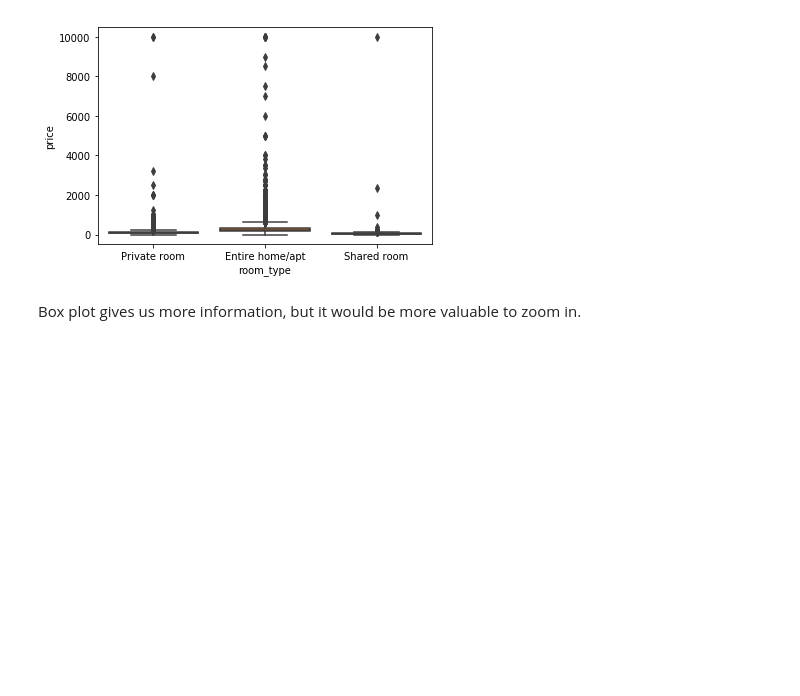
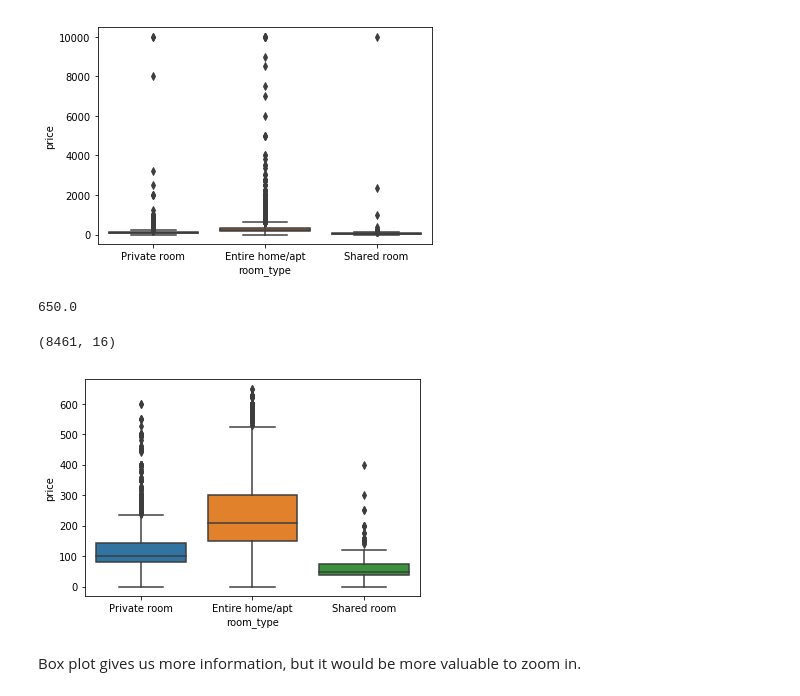
Before and after one commit to akim2034/Thinkful_DS_Bootcamp, a Jupyter notebook: Unit 1/Lesson 3/Lesson 1.3.3 Present same data multiple ways Drill Part 2.ipynb, the cells around one changed output. Saved outputs shown, nothing was run; the diff lists cells and outputs as text; code cells hidden in the pictures; blank space fills up the shorter version.

```diff
--- a/Unit 1/Lesson 3/Lesson 1.3.3 Present same data multiple ways Drill Part 2.ipynb
+++ b/Unit 1/Lesson 3/Lesson 1.3.3 Present same data multiple ways Drill Part 2.ipynb
@@ -46,6 +46,22 @@ Swarm plot allows us to get a better idea of the frequency at the distribution.
 sns.boxplot(x="room_type", y="price", data=df);
 # %% [output]
 [figure]
+# %%
+df_price_95thpercentile = df['price'].quantile([.95])
+
+print(df_price_95thpercentile[.95])
+# %% [output]
+650.0
+# %%
+df_95thpercentile = df[df['price']<df_price_95thpercentile[.95]]
+
+df_95thpercentile.shape
+# %% [output]
+(8461, 16)
+# %%
+sns.boxplot(x="room_type", y="price", data=df_95thpercentile);
+# %% [output]
+[figure, added]
 # %% [markdown]
 Box plot gives us more information, but it would be more valuable to zoom in.
 # %%
```
Also changed, not shown: parts of 2 cells of this notebook, 1 other file.
